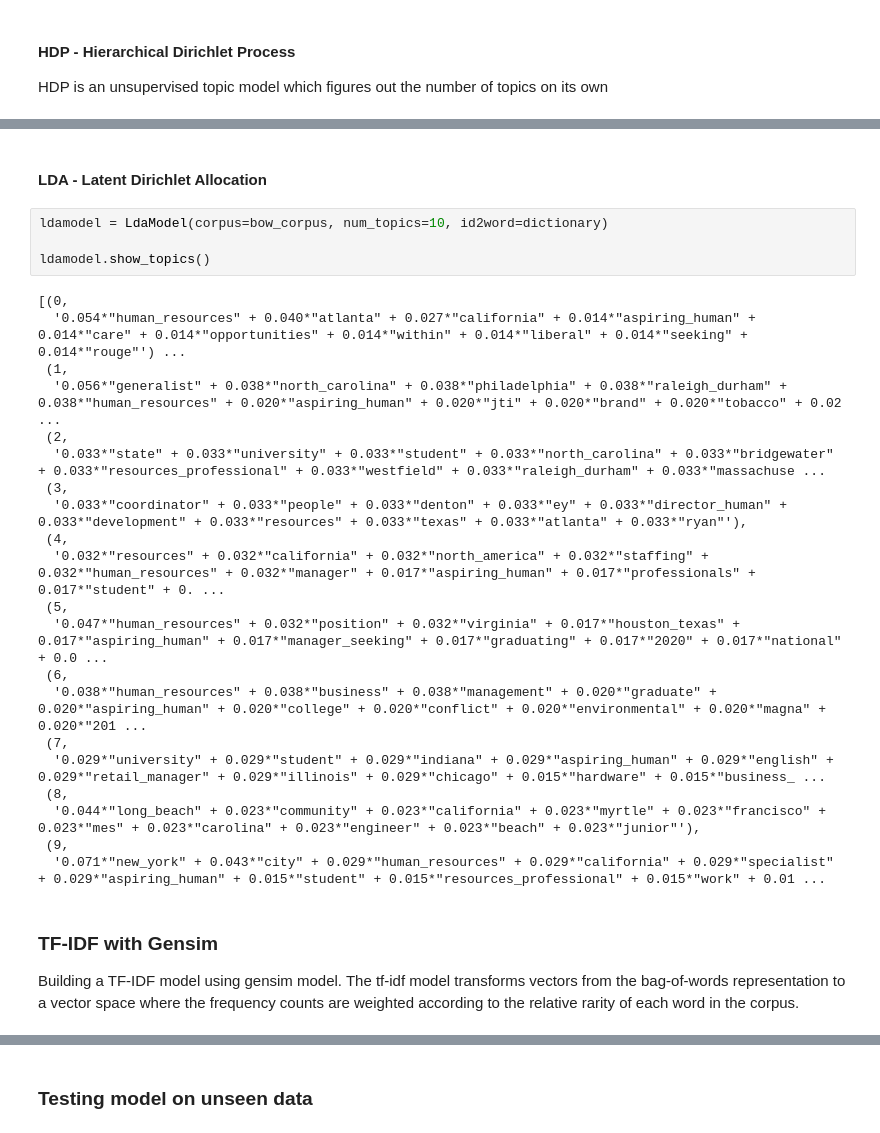
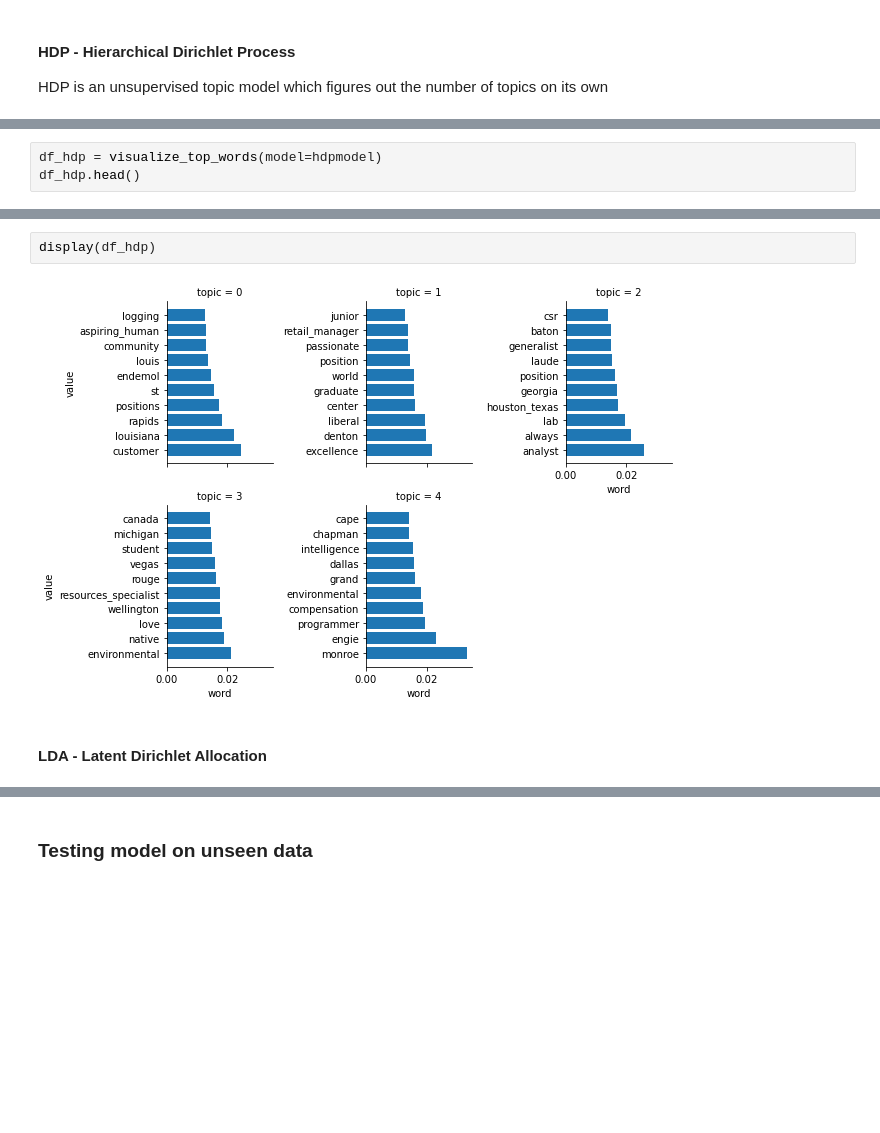
Before and after one commit to bjjv/Sb-DataScience-Mar21, a Jupyter notebook: CapstoneProject3/notebook/02_preprocessing_and_training_BinduJ.ipynb, the cells around one changed output, grey strips where cells are left out. Cells and saved outputs as stored; diff of their text form; blank space fills up the shorter version.

```diff
--- a/CapstoneProject3/notebook/02_preprocessing_and_training_BinduJ.ipynb
+++ b/CapstoneProject3/notebook/02_preprocessing_and_training_BinduJ.ipynb
@@ -199,0 +380,3 @@ hdpmodel.show_topics()
+# %%
+df_hdp = visualize_top_words(model=hdpmodel)
+df_hdp.head()
@@ -200,32 +390,6 @@ hdpmodel.show_topics()
+# %%
+display(df_hdp)
+# %% [output]
+[figure, added]
 # %% [markdown]
 #### LDA - Latent Dirichlet Allocation
-# %%
-ldamodel = LdaModel(corpus=bow_corpus, num_topics=10, id2word=dictionary)
-
-ldamodel.show_topics()
-# %% [output]
-[(0,
-  '0.054*"human_resources" + 0.040*"atlanta" + 0.027*"california" + 0.014*"aspiring_human" + 0.014*"care" + 0.014*"opportunities" + 0.014*"within" + 0.014*"liberal" + 0.014*"seeking" + 0.014*"rouge"') ...
- (1,
-  '0.056*"generalist" + 0.038*"north_carolina" + 0.038*"philadelphia" + 0.038*"raleigh_durham" + 0.038*"human_resources" + 0.020*"aspiring_human" + 0.020*"jti" + 0.020*"brand" + 0.020*"tobacco" + 0.02 ...
- (2,
-  '0.033*"state" + 0.033*"university" + 0.033*"student" + 0.033*"north_carolina" + 0.033*"bridgewater" + 0.033*"resources_professional" + 0.033*"westfield" + 0.033*"raleigh_durham" + 0.033*"massachuse ...
- (3,
-  '0.033*"coordinator" + 0.033*"people" + 0.033*"denton" + 0.033*"ey" + 0.033*"director_human" + 0.033*"development" + 0.033*"resources" + 0.033*"texas" + 0.033*"atlanta" + 0.033*"ryan"'),
- (4,
-  '0.032*"resources" + 0.032*"california" + 0.032*"north_america" + 0.032*"staffing" + 0.032*"human_resources" + 0.032*"manager" + 0.017*"aspiring_human" + 0.017*"professionals" + 0.017*"student" + 0. ...
- (5,
-  '0.047*"human_resources" + 0.032*"position" + 0.032*"virginia" + 0.017*"houston_texas" + 0.017*"aspiring_human" + 0.017*"manager_seeking" + 0.017*"graduating" + 0.017*"2020" + 0.017*"national" + 0.0 ...
- (6,
-  '0.038*"human_resources" + 0.038*"business" + 0.038*"management" + 0.020*"graduate" + 0.020*"aspiring_human" + 0.020*"college" + 0.020*"conflict" + 0.020*"environmental" + 0.020*"magna" + 0.020*"201 ...
- (7,
-  '0.029*"university" + 0.029*"student" + 0.029*"indiana" + 0.029*"aspiring_human" + 0.029*"english" + 0.029*"retail_manager" + 0.029*"illinois" + 0.029*"chicago" + 0.015*"hardware" + 0.015*"business_ ...
- (8,
-  '0.044*"long_beach" + 0.023*"community" + 0.023*"california" + 0.023*"myrtle" + 0.023*"francisco" + 0.023*"mes" + 0.023*"carolina" + 0.023*"engineer" + 0.023*"beach" + 0.023*"junior"'),
- (9,
-  '0.071*"new_york" + 0.043*"city" + 0.029*"human_resources" + 0.029*"california" + 0.029*"specialist" + 0.029*"aspiring_human" + 0.015*"student" + 0.015*"resources_professional" + 0.015*"work" + 0.01 ...
-# %% [markdown]
-### TF-IDF with Gensim
-
-Building a TF-IDF model using gensim model. </br>
-The tf-idf model transforms vectors from the bag-of-words representation to a vector space where the frequency counts are weighted according to the relative rarity of each word in the corpus.
```
Also changed, not shown: parts of 126 cells of this notebook.
